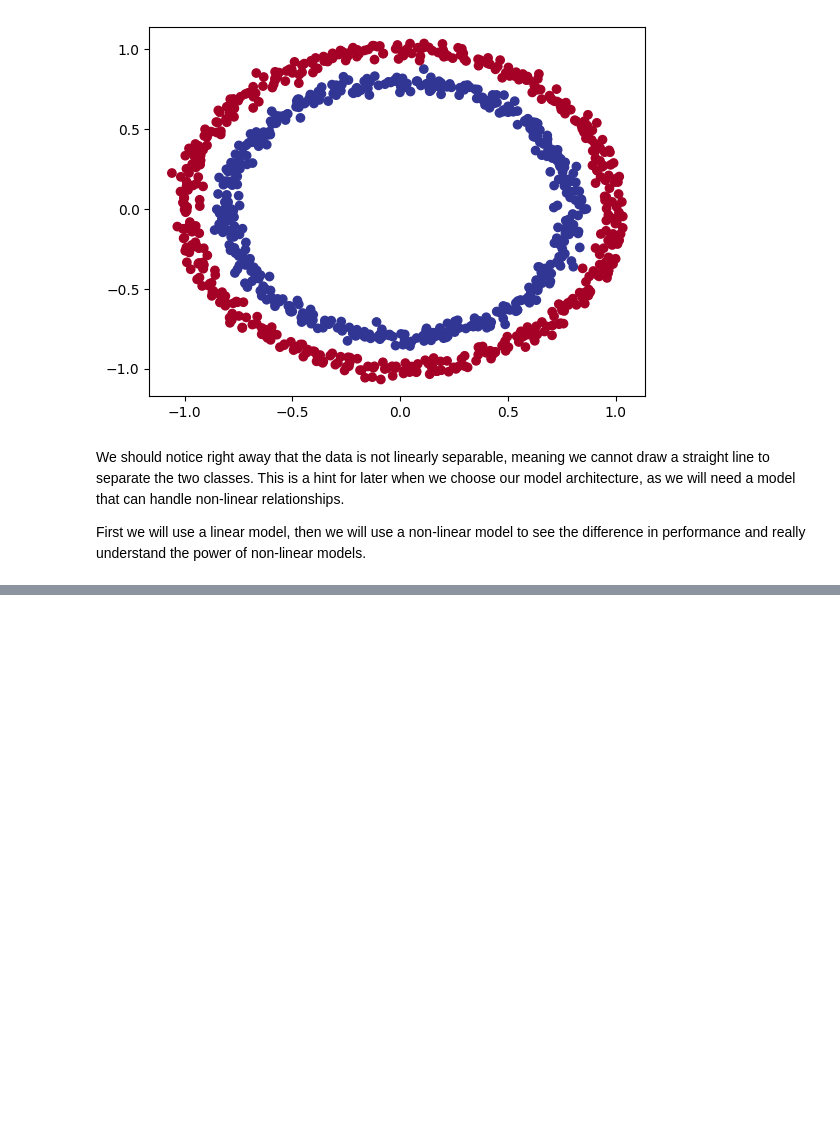
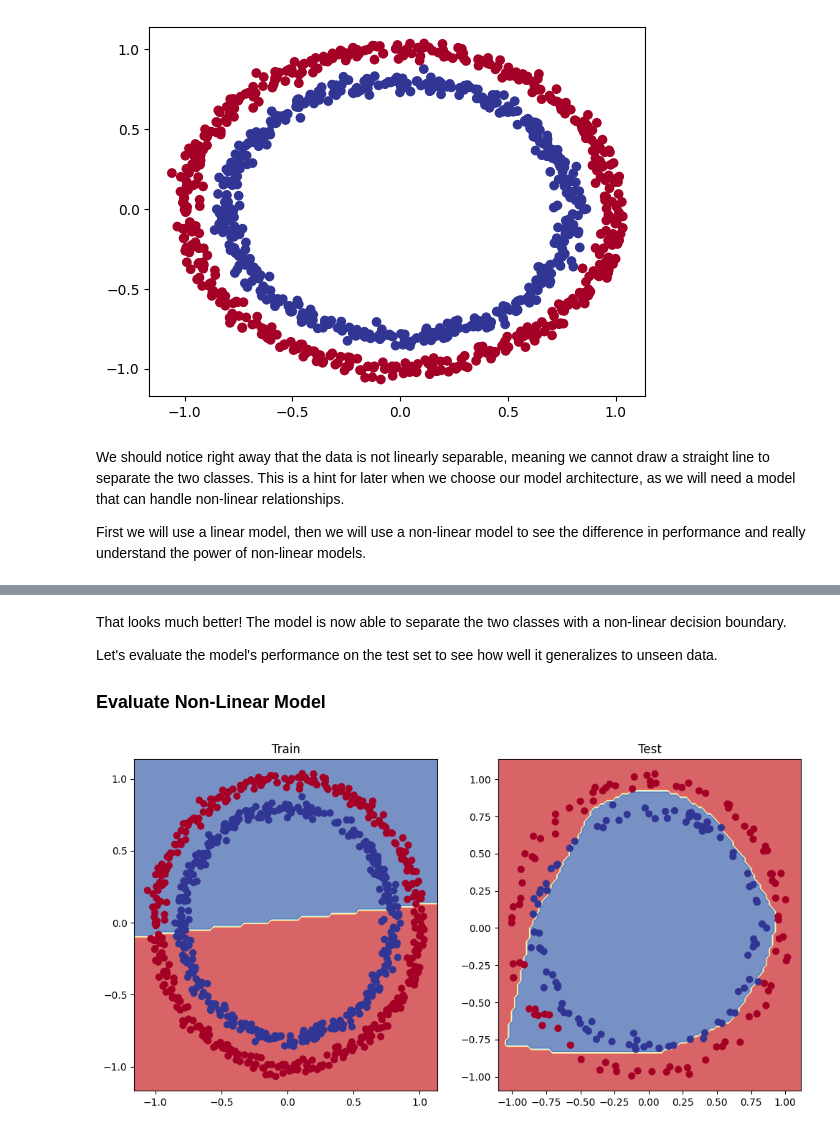
Before and after one commit to ghosnkarl/pytorch-complete, a Jupyter notebook: 01_basics/04_classification.ipynb, the cells around one changed output, grey strips where cells are left out. Drawn from its saved outputs; the diff is of its cells as text; code cells hidden in the pictures; blank space fills up the shorter version.

Commit message:
Implement code changes to enhance functionality and improve performance

```diff
--- a/01_basics/04_classification.ipynb
+++ b/01_basics/04_classification.ipynb
@@ -66,0 +223,4 @@ First we will use a linear model, then we will use a non-linear model to see the
+# %%
+loss_fn = nn.BCEWithLogitsLoss()
+
+optimizer = torch.optim.SGD(params=model_0.parameters(), lr=0.1)
@@ -66,0 +527,30 @@ First we will use a linear model, then we will use a non-linear model to see the
+# %%
+torch.manual_seed(42)
+
+EPOCHS = 1000
+
+X_train, y_train = X_train.to(device), y_train.to(device)
+X_test, y_test = X_test.to(device), y_test.to(device)
+
+for epoch in range(EPOCHS):
+    y_logits = model_1(X_train).squeeze()  # Squeeze to remove extra dimension
+    y_pred = torch.round(torch.sigmoid(y_logits))
+
+    loss = loss_fn(y_logits, y_train)
+    acc = accuracy_fn(y_true=y_train, y_pred=y_pred)
+
+    optimizer.zero_grad()
+    loss.backward()
+    optimizer.step()
+
+    model_1.eval()
+    with torch.inference_mode():
+        test_logits = model_1(X_test).squeeze()
+        test_pred = torch.round(torch.sigmoid(test_logits))
+        test_loss = loss_fn(test_logits, y_test)
+        test_acc = accuracy_fn(y_true=y_test, y_pred=test_pred)
+
+    if epoch % 100 == 0:
+        print(
+            f"Epoch: {epoch} | Loss: {loss:.5f}, Accuracy: {acc:.2f}% | Test loss: {test_loss:.5f}, Test acc: {test_acc:.2f}%"
+        )
@@ -66,0 +568,6 @@ First we will use a linear model, then we will use a non-linear model to see the
+# %% [markdown]
+That looks much better! The model is now able to separate the two classes with a non-linear decision boundary.
+
+Let's evaluate the model's performance on the test set to see how well it generalizes to unseen data.
+
+### Evaluate Non-Linear Model
@@ -66,0 +578,10 @@ First we will use a linear model, then we will use a non-linear model to see the
+# %%
+plt.figure(figsize=(12, 6))
+plt.subplot(1, 2, 1)
+plt.title("Train")
+plot_decision_boundary(model_0, X_train, y_train)
+plt.subplot(1, 2, 2)
+plt.title("Test")
+plot_decision_boundary(model_1, X_test, y_test)
+# %% [output]
+[figure, added]
```
Also changed, not shown: parts of 37 cells of this notebook.
